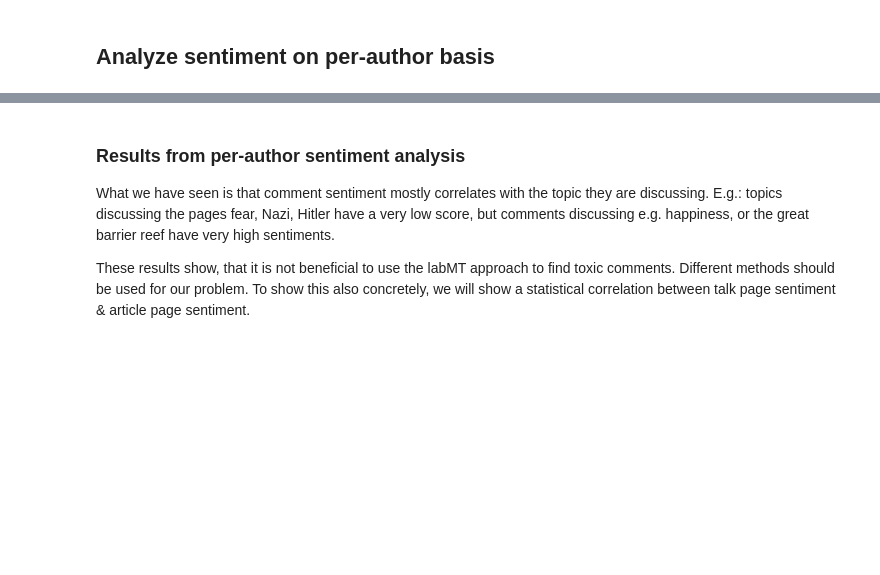
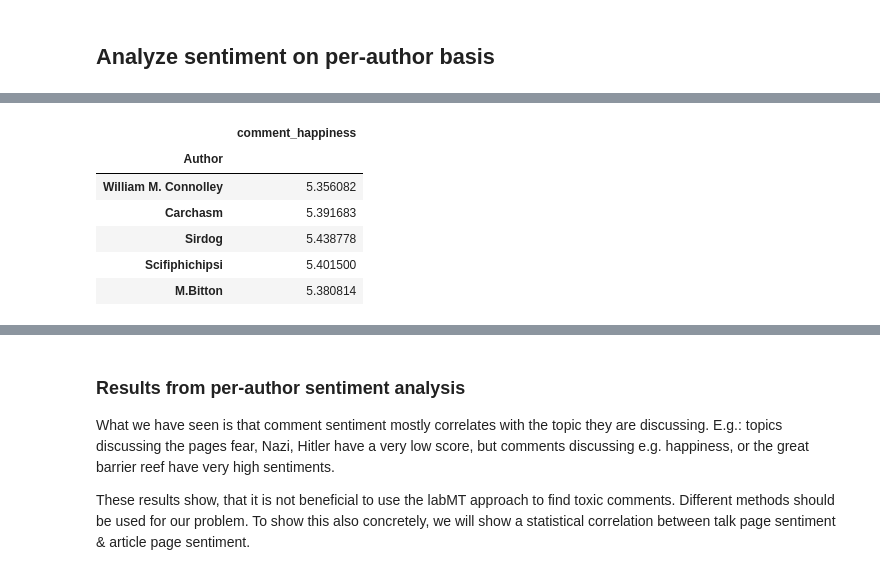
Before and after one commit to andste97/socialgraphs2023f-project, a Jupyter notebook: project/Project_draft.ipynb, the cells around one changed output, grey strips where cells are left out. Saved outputs shown, nothing was run; the diff lists cells and outputs as text; code cells hidden in the pictures; blank space fills up the shorter version.

```diff
--- a/project/Project_draft.ipynb
+++ b/project/Project_draft.ipynb
@@ -364,18 +403,17 @@ def sentiment(tokens):
 # %%
-sentiments = {}
-for author, text in tqdm(author_dict.items()):
-    text = [utils.tokenize_custom(s) for s in text]
-    text = utils.flatten(text)
-    # compute sentiment for individual rapper wiki page
-    if len(text) > 100:
-        sentiment_value = sentiment(text)
-        if(sentiment_value):
-            sentiments[author] = sentiment_value
-
+sentiments = {author: sentiment for author, sentiment in worker_results}
 sentiments_df = pd.DataFrame({"Author": sentiments.keys(), "comment_happiness": sentiments.values()})
 # use the author's name as index
 sentiments_df.set_index("Author", inplace=True)
 sentiments_df.head()
+# %% [output]
+|  | comment_happiness |
+| Author |  |
+| William M. Connolley | 5.356082 |
+| Carchasm | 5.391683 |
+| Sirdog | 5.438778 |
+| Scifiphichipsi | 5.401500 |
+| M.Bitton | 5.380814 |
 # %%
 print("Top 10 authors with the happiest comments:")
 best_sentiments = sentiments_df.sort_values("comment_happiness", ascending=False).head(10)
```
Also changed, not shown: parts of 20 cells of this notebook.
